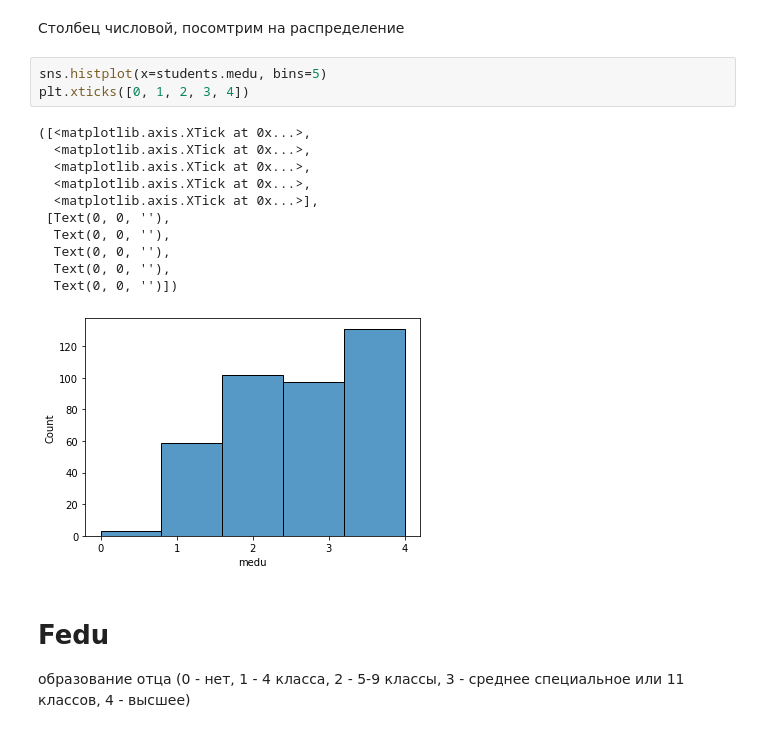
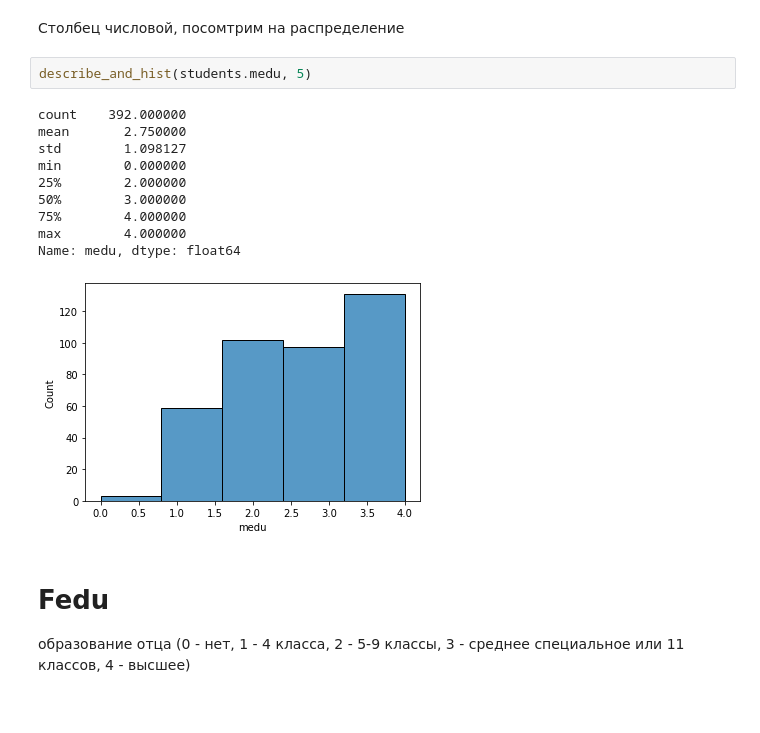
Before and after one commit to UndyingSerpent/skillfactory, a Jupyter notebook: module_2/Project_2.ipynb, the cells around one changed output. Cells and saved outputs as stored; diff of their text form.

```diff
--- a/module_2/Project_2.ipynb
+++ b/module_2/Project_2.ipynb
@@ -311,20 +299,18 @@ Name: medu, dtype: float64
 # %% [markdown]
 Столбец числовой, посомтрим на распределение
-# %%
-sns.histplot(x=students.medu, bins=5)
-plt.xticks([0, 1, 2, 3, 4])
-# %% [output]
-([<matplotlib.axis.XTick at 0x...>,
-  <matplotlib.axis.XTick at 0x...>,
-  <matplotlib.axis.XTick at 0x...>,
-  <matplotlib.axis.XTick at 0x...>,
-  <matplotlib.axis.XTick at 0x...>],
- [Text(0, 0, ''),
-  Text(0, 0, ''),
-  Text(0, 0, ''),
-  Text(0, 0, ''),
-  Text(0, 0, '')])
-[figure, removed]
+# %%
+describe_and_hist(students.medu, 5)
+# %% [output]
+count    392.000000
+mean       2.750000
+std        1.098127
+min        0.000000
+25%        2.000000
+50%        3.000000
+75%        4.000000
+max        4.000000
+Name: medu, dtype: float64
+[figure, added]
 # %% [markdown]
 # Fedu
 образование отца (0 - нет, 1 - 4 класса, 2 - 5-9 классы, 3 - среднее специальное или 11 классов, 4 - высшее)
```
Also changed, not shown: parts of 140 cells of this notebook.
